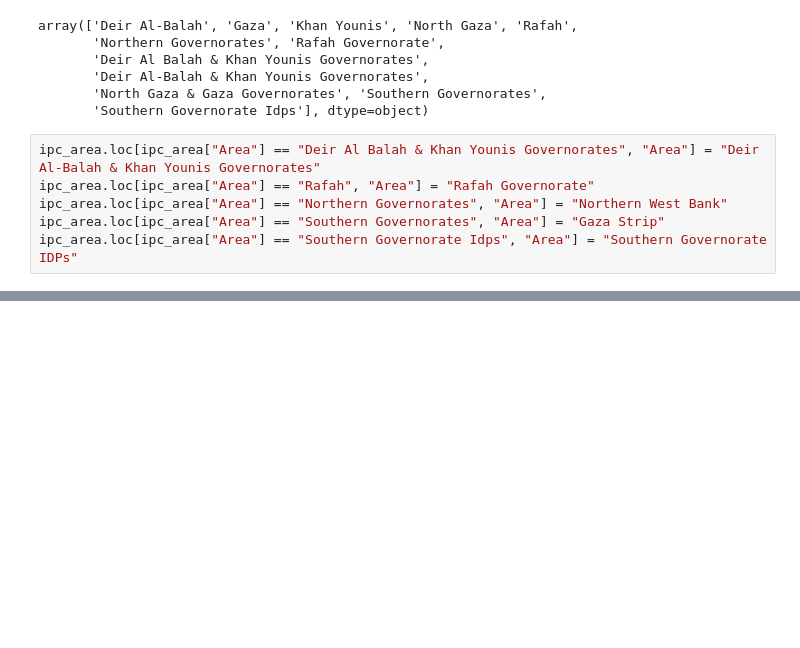
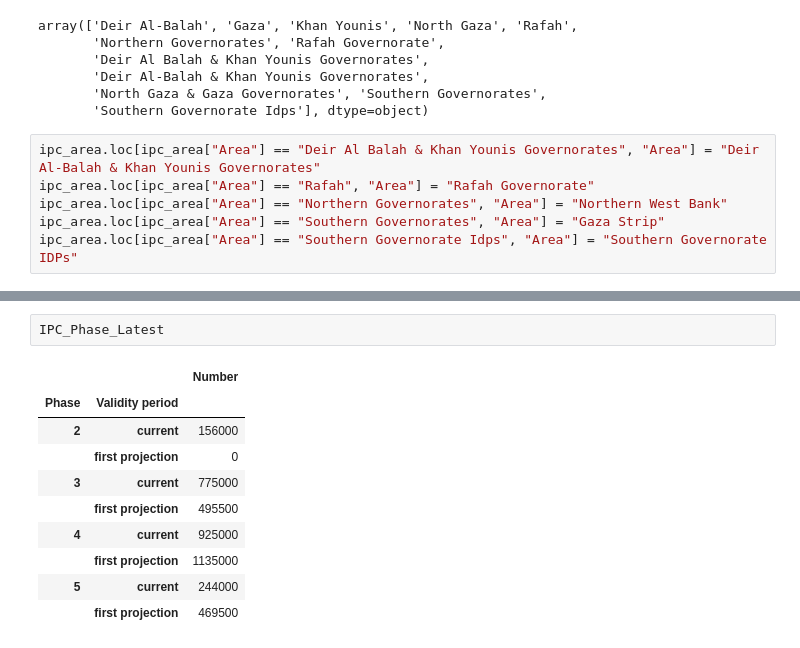
Before and after one commit to MarwanMohammed2500/The-Palestinian-Cause-What-70-Years-of-occupation-can-do-to-a-land-and-its-people, a Jupyter notebook: Chapter 3/Chapter_3.ipynb, the cells around one changed output, grey strips where cells are left out. Cells and saved outputs as stored; diff of their text form; blank space fills up the shorter version.

```diff
--- a/Chapter 3/Chapter_3.ipynb
+++ b/Chapter 3/Chapter_3.ipynb
@@ -200,0 +193,13 @@ plt.show()
+# %%
+IPC_Phase_Latest
+# %% [output]
+|  |  | Number |
+| Phase | Validity period |  |
+| 2 | current | 156000 |
+|  | first projection | 0 |
+| 3 | current | 775000 |
+|  | first projection | 495500 |
+| 4 | current | 925000 |
+|  | first projection | 1135000 |
+| 5 | current | 244000 |
+|  | first projection | 469500 |
```
Also changed, not shown: parts of 10 cells of this notebook.
